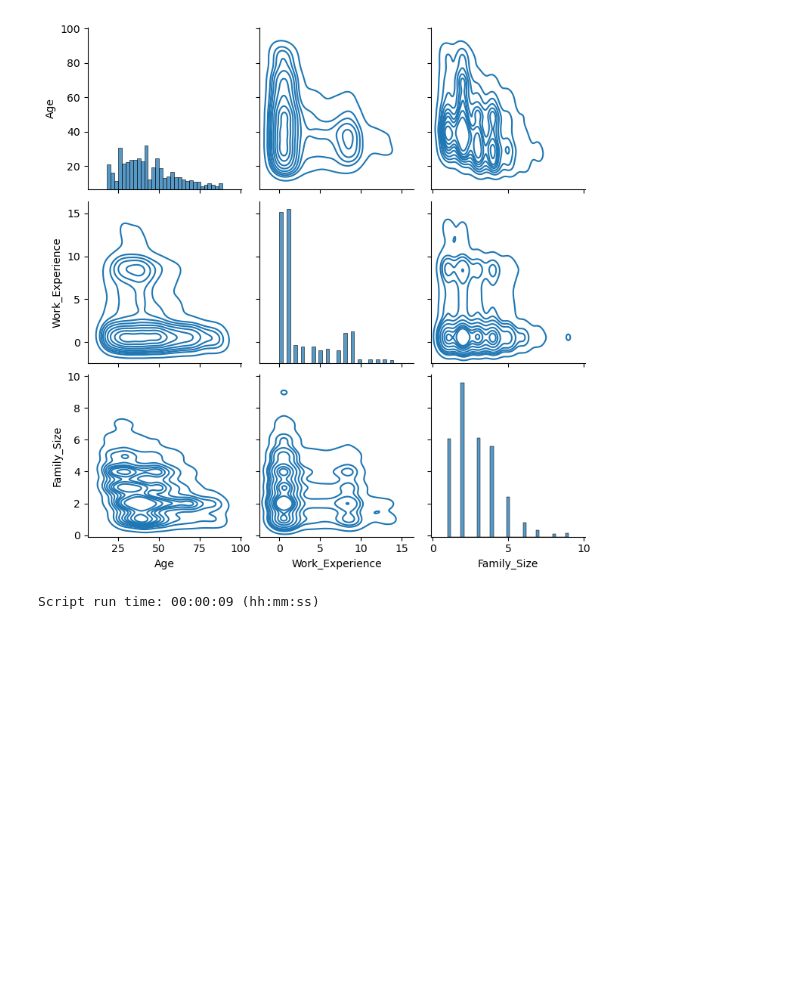
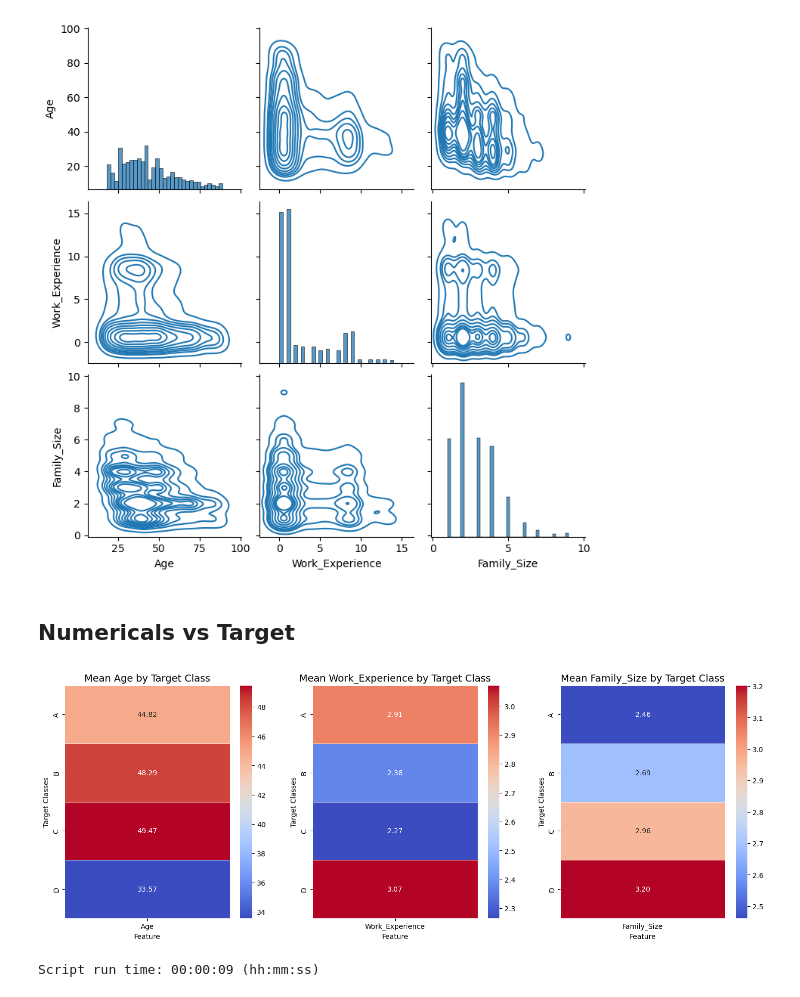
Before and after one commit to nfarrell011/customer-segmentation, a Jupyter notebook: process_notebooks/phase2_eda.ipynb, the cells around one changed output. Drawn from its saved outputs; the diff is of its cells as text; code cells hidden in the pictures; blank space fills up the shorter version.

```diff
--- a/process_notebooks/phase2_eda.ipynb
+++ b/process_notebooks/phase2_eda.ipynb
@@ -469,6 +469,12 @@ def plot_pairplot(df):
 plot_pairplot(numerical_df)
 # %% [output]
 [figure]
+# %% [markdown]
+## Numericals vs Target
+# %%
+display_means_heatmap(numerical_df, train_df[target])
+# %% [output]
+[figure, added]
 # %%
 # End time
 end = time()
```
Also changed, not shown: 2 other files.
